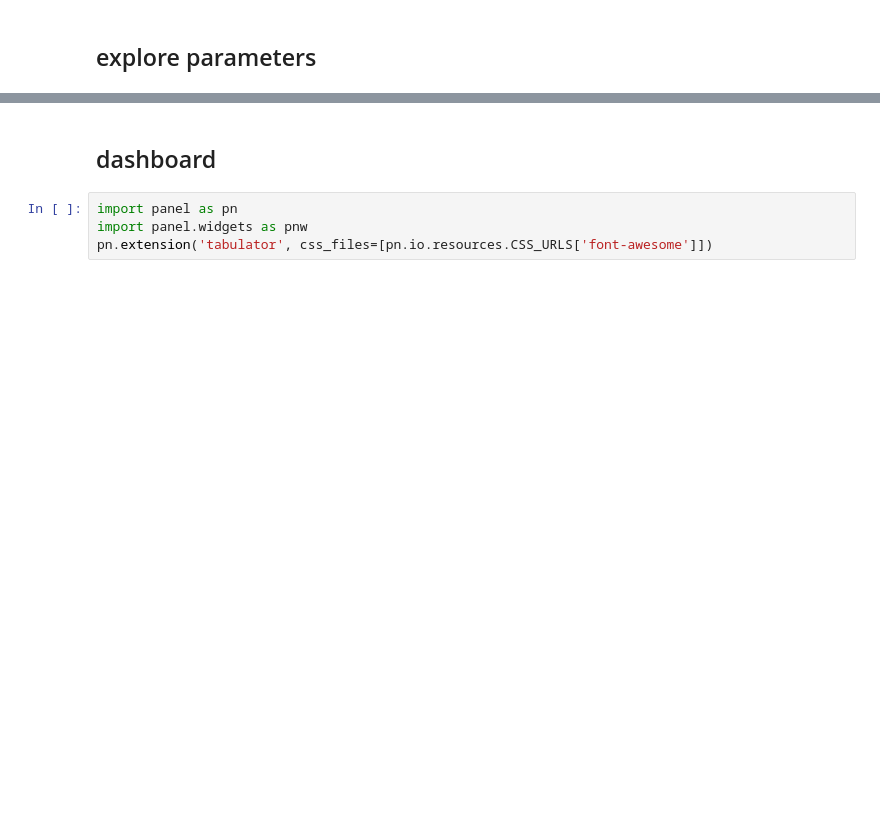
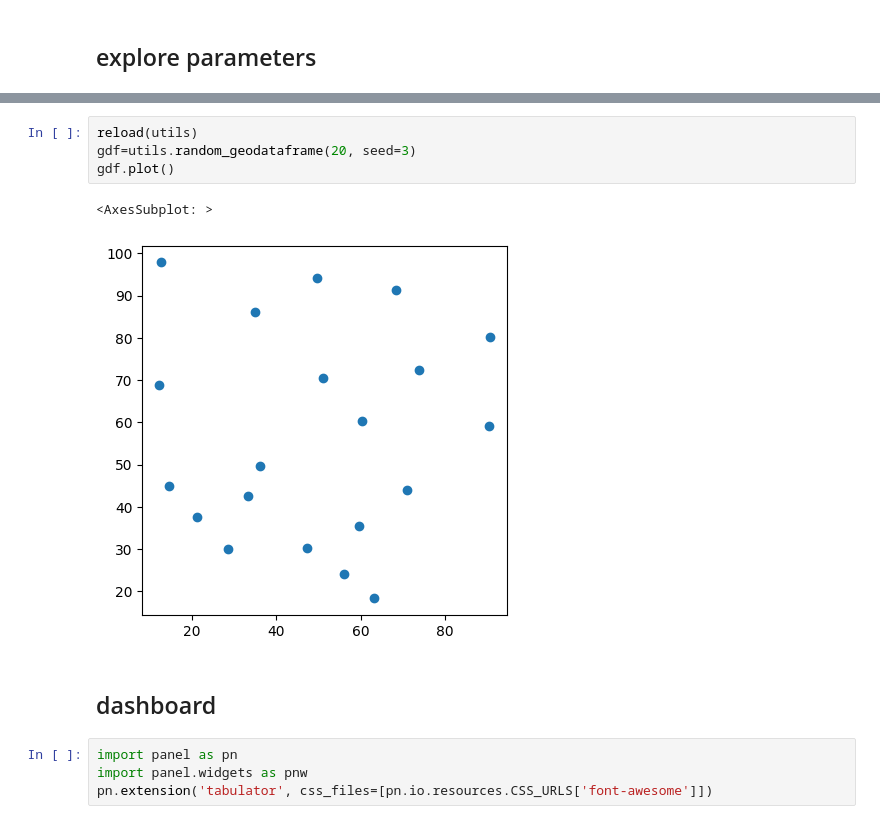
Before and after one commit to dmnfarrell/btbabm, a Jupyter notebook: notebooks/abm_simulation.ipynb, the cells around one changed output, grey strips where cells are left out. Saved outputs shown, nothing was run; the diff lists cells and outputs as text; blank space fills up the shorter version.

```diff
--- a/notebooks/abm_simulation.ipynb
+++ b/notebooks/abm_simulation.ipynb
@@ -148,3 +177,10 @@ plt.tight_layout()
+# %%
+reload(utils)
+gdf=utils.random_geodataframe(20, seed=3)
+gdf.plot()
+# %% [output]
+<AxesSubplot: >
+[figure, added]
 # %% [markdown]
 ## dashboard
 # %%
```
Also changed, not shown: parts of 15 cells of this notebook, 2 other files.
